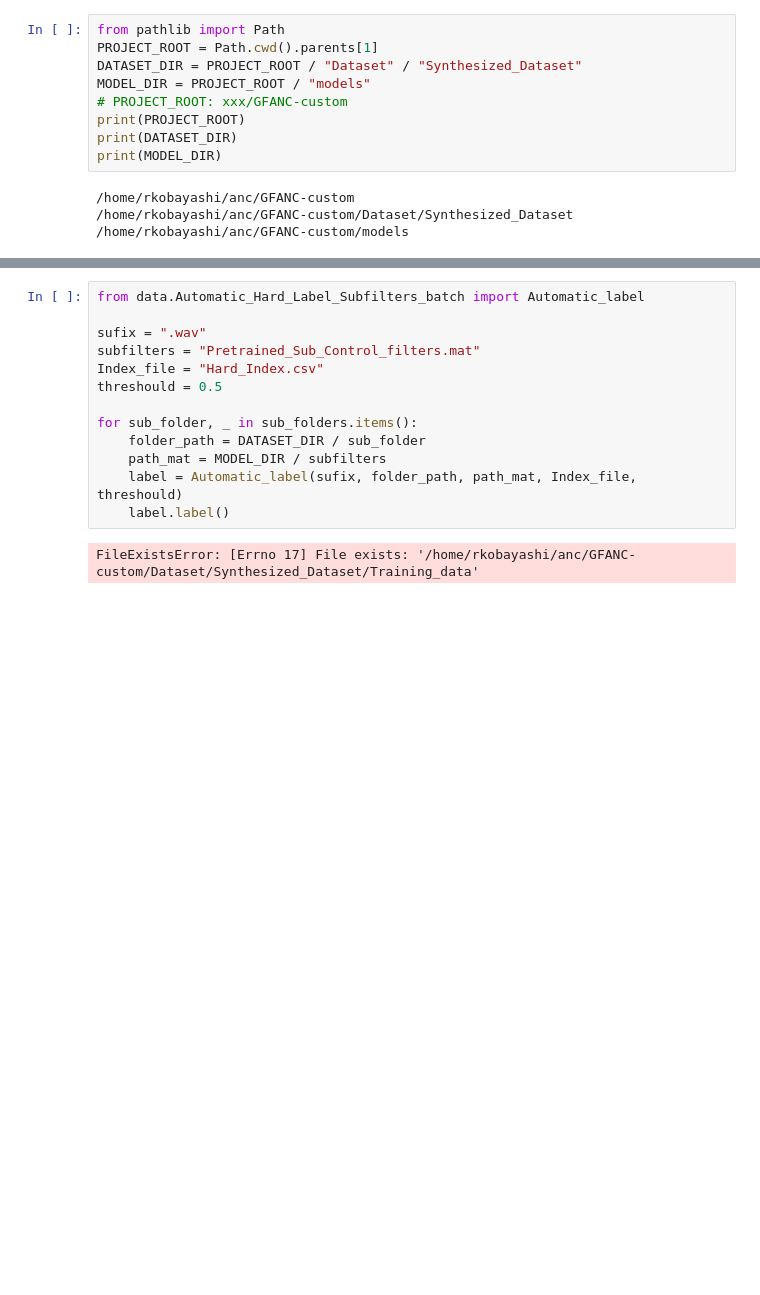
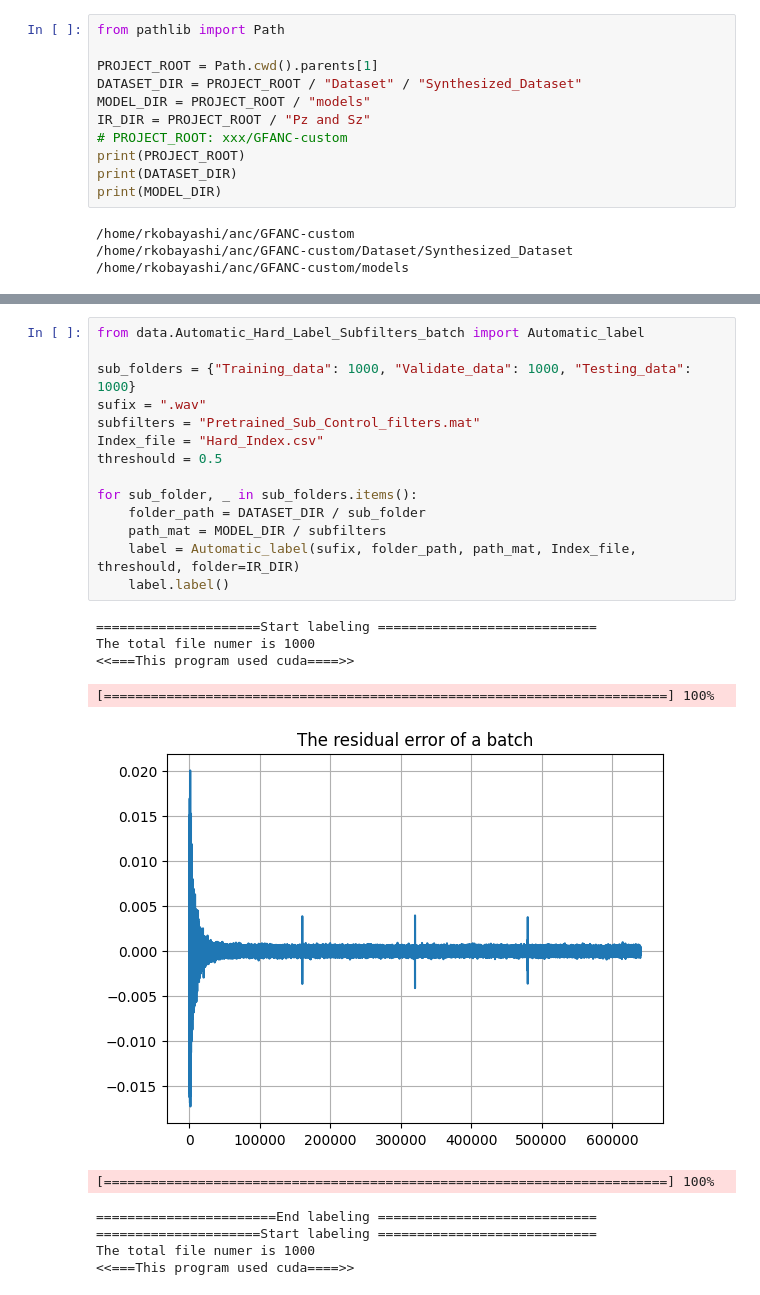
Before and after one commit to koba1in/GFANC-custom, a Jupyter notebook: Hard_Label/1.Labeling_Dataset_Code/data.ipynb, the cells around one changed output, grey strips where cells are left out. Drawn from its saved outputs; the diff is of its cells as text; blank space fills up the shorter version.

```diff
--- a/Hard_Label/1.Labeling_Dataset_Code/data.ipynb
+++ b/Hard_Label/1.Labeling_Dataset_Code/data.ipynb
@@ -1,8 +1,10 @@
 # %%
 from pathlib import Path
+
 PROJECT_ROOT = Path.cwd().parents[1]
 DATASET_DIR = PROJECT_ROOT / "Dataset" / "Synthesized_Dataset"
 MODEL_DIR = PROJECT_ROOT / "models"
+IR_DIR = PROJECT_ROOT / "Pz and Sz"
 # PROJECT_ROOT: xxx/GFANC-custom
 print(PROJECT_ROOT)
 print(DATASET_DIR)
@@ -28,15 +31,25 @@ finished: Testing_data, 1000
 # %%
 from data.Automatic_Hard_Label_Subfilters_batch import Automatic_label
 
+sub_folders = {"Training_data": 1000, "Validate_data": 1000, "Testing_data": 1000}
 sufix = ".wav"
 subfilters = "Pretrained_Sub_Control_filters.mat"
 Index_file = "Hard_Index.csv"
 threshould = 0.5
 
 for sub_folder, _ in sub_folders.items():
     folder_path = DATASET_DIR / sub_folder
     path_mat = MODEL_DIR / subfilters
-    label = Automatic_label(sufix, folder_path, path_mat, Index_file, threshould)
+    label = Automatic_label(sufix, folder_path, path_mat, Index_file, threshould, folder=IR_DIR)
     label.label()
 # %% [output]
-FileExistsError: [Errno 17] File exists: '/home/rkobayashi/anc/GFANC-custom/Dataset/Synthesized_Dataset/Training_data'
+=====================Start labeling ============================
+The total file numer is 1000
+<<===This program used cuda====>>
+[========================================================================] 100%
+[figure, added]
+[========================================================================] 100%
+=======================End labeling ============================
+=====================Start labeling ============================
+The total file numer is 1000
+<<===This program used cuda====>>
```
Also changed, not shown: parts of 2 cells of this notebook, 27 other files.
